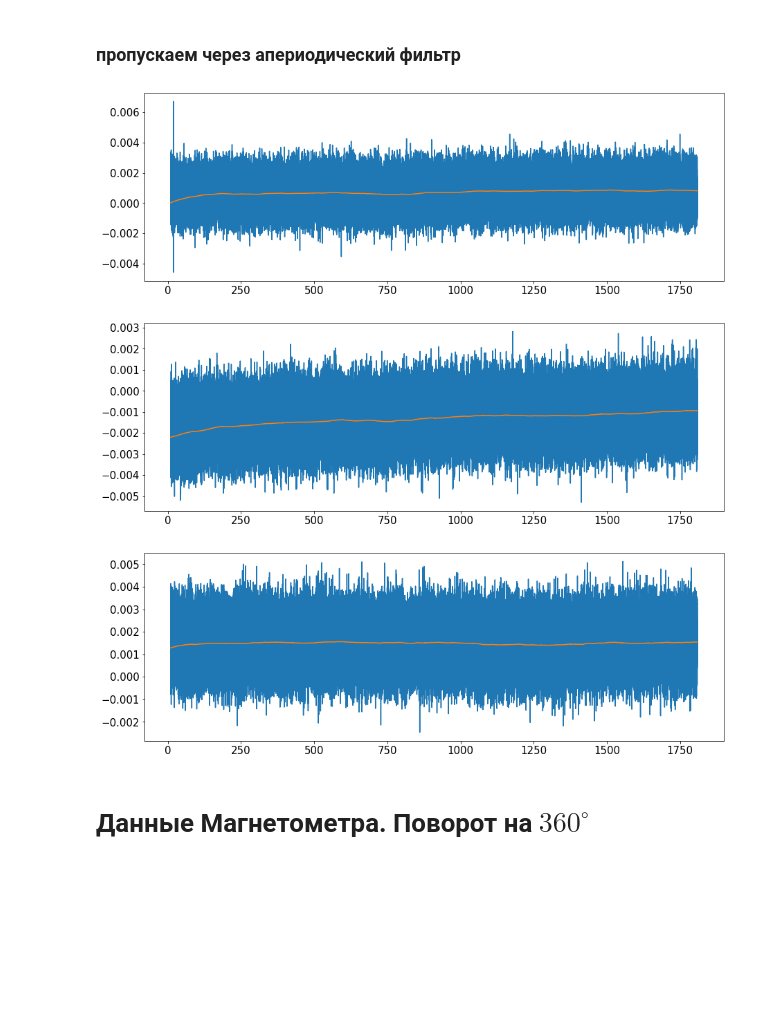
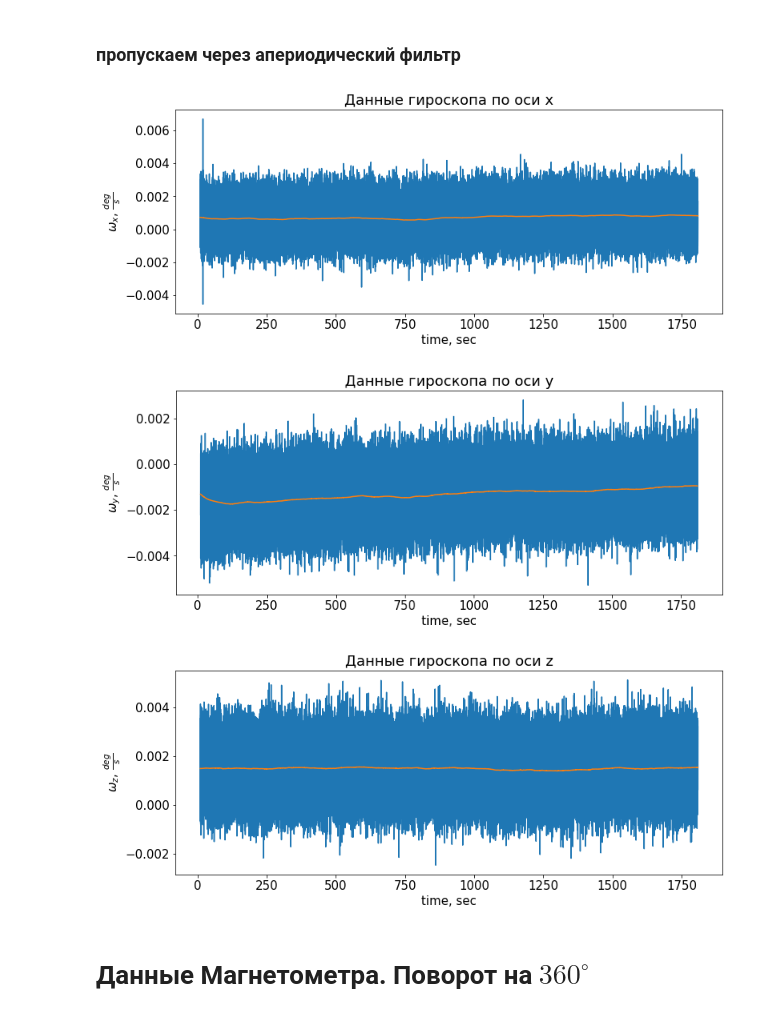
Before and after one commit to 41Mo/InsSim, a Jupyter notebook: Sensor analysis.ipynb, the cells around one changed output. Drawn from its saved outputs; the diff is of its cells as text; code cells hidden in the pictures; blank space fills up the shorter version.

```diff
--- a/Sensor analysis.ipynb
+++ b/Sensor analysis.ipynb
@@ -168,14 +181,18 @@ print_plot(CSV_DATA_DICT, TimeData, "deg/s", "sec", "Gyr_X", "Gyr_Y", "Gyr_Z", n
 [figure]
 # %% [markdown]
 ### пропускаем через апериодический фильтр
-# %%
-filter(Xdata, TimeData)
-filter(Ydata, TimeData)
-filter(Zdata, TimeData)
-# %% [output]
-[figure, removed]
-[figure, removed]
-[figure, removed]
+# %%
+x_filt = filter(Xdata)
+y_filt = filter(Ydata)
+z_filt = filter(Zdata)
+
+print_filtered_data("time, sec", '$\\omega_x$, $\\frac{deg}{s}$', "Данные гироскопа по оси x", TimeData, Xdata, x_filt)
+print_filtered_data("time, sec", '$\\omega_y$, $\\frac{deg}{s}$', "Данные гироскопа по оси y", TimeData, Ydata, y_filt)
+print_filtered_data("time, sec", '$\\omega_z$, $\\frac{deg}{s}$', "Данные гироскопа по оси z", TimeData, Zdata, z_filt)
+# %% [output]
+[figure, added]
+[figure, added]
+[figure, added]
 # %% [markdown]
 # Данные Магнетометра. Поворот на $360^\circ$
 # %%
```
Also changed, not shown: parts of 5 cells of this notebook, 1 other file.
